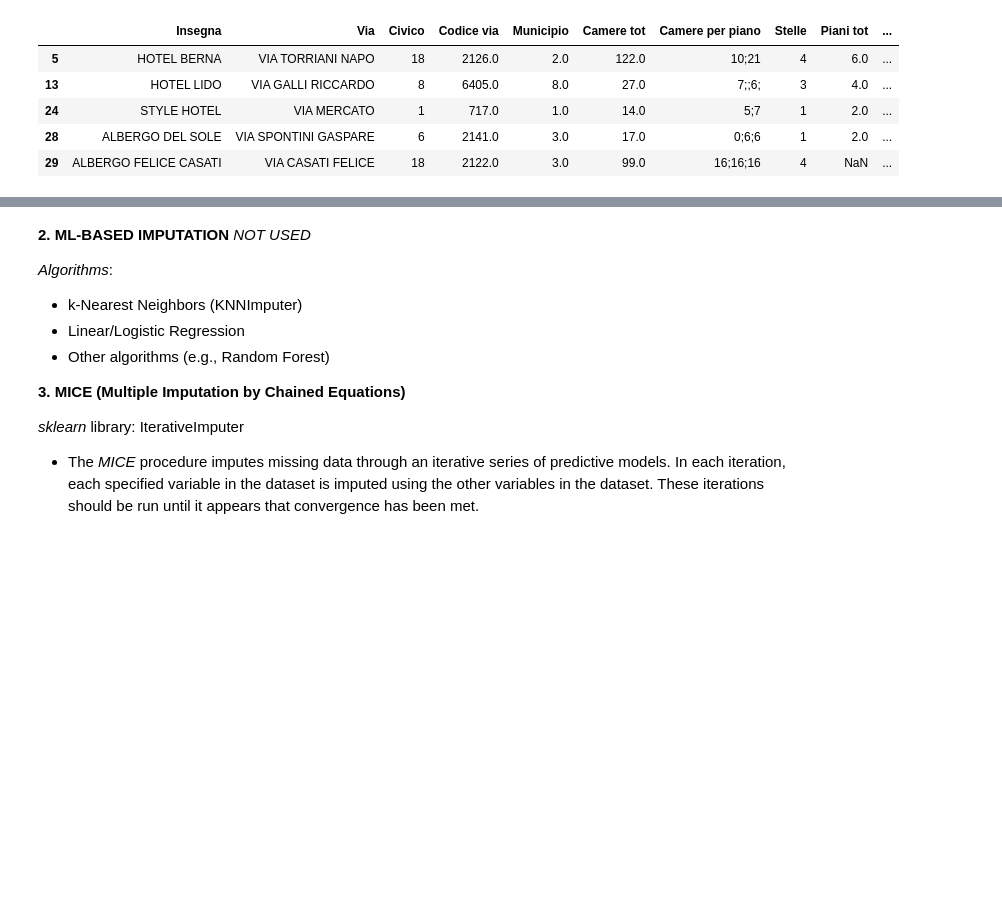
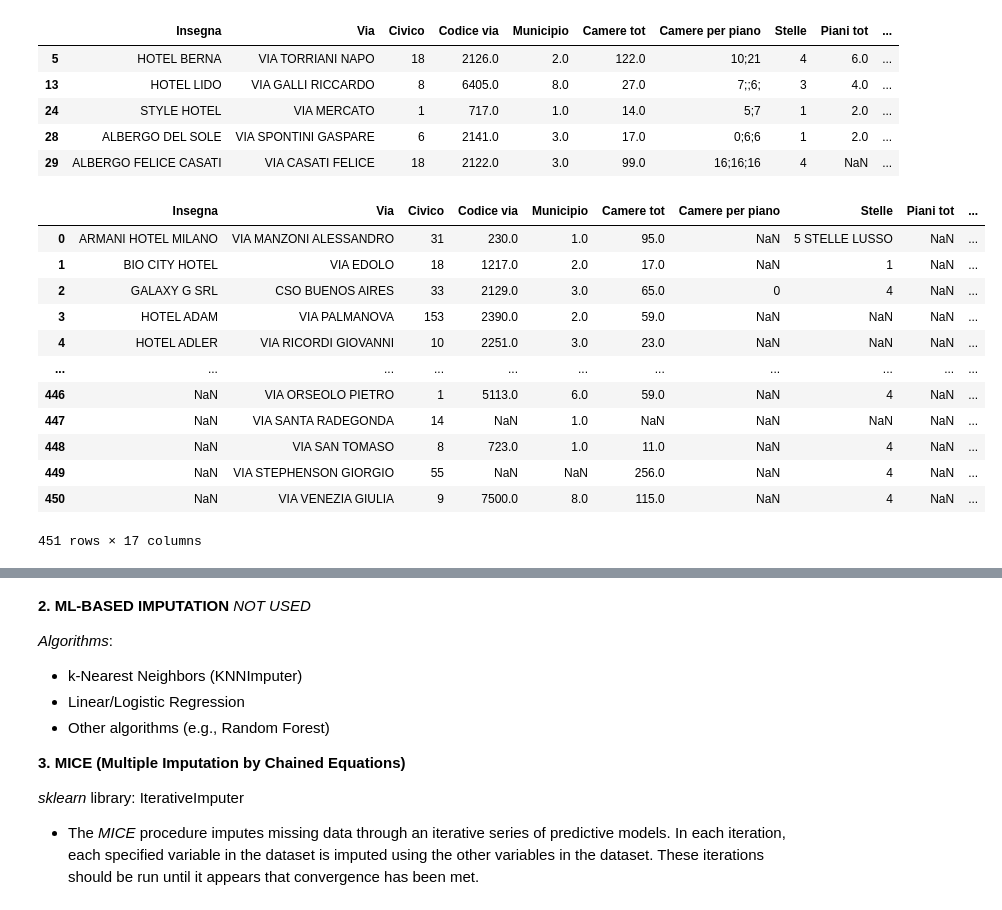
Before and after one commit to silviamacchi/DataQuality_project, a Jupyter notebook: Script_Silvia.ipynb, the cells around one changed output, grey strips where cells are left out. Drawn from its saved outputs; the diff is of its cells as text; code cells hidden in the pictures; blank space fills up the shorter version.

Commit message:
cleaned a bit piani tot

```diff
--- a/Script_Silvia.ipynb
+++ b/Script_Silvia.ipynb
@@ -573,3 +573,31 @@ STRUTTURE[STRUTTURE['Elenco piani'].notna()].head()
 | 24 | STYLE HOTEL | VIA MERCATO | 1 | 717.0 | 1.0 | 14.0 | 5;7 | 1 | 2.0 | ... |
 | 28 | ALBERGO DEL SOLE | VIA SPONTINI GASPARE | 6 | 2141.0 | 3.0 | 17.0 | 0;6;6 | 1 | 2.0 | ... |
 | 29 | ALBERGO FELICE CASATI | VIA CASATI FELICE | 18 | 2122.0 | 3.0 | 99.0 | 16;16;16 | 4 | NaN | ... |
+# %%
+count_piani_elenco = STRUTTURE['Elenco piani'].str.split(';').str.len()
+count_piani_camere = STRUTTURE['Camere per piano'].str.split(';').str.len()
+count_piani_letti = STRUTTURE['Posti letto per piano'].str.split(';').str.len()
+# %%
+count=STRUTTURE.copy()
+count["count_piani_elenco"]=count_piani_elenco
+count["count_piani_camere"]=count_piani_camere
+count["count_piani_letti"]=count_piani_letti
+count["numero piani"]=count["Piani tot"].astype("Int64", errors='ignore')
+count['count_piani_elenco'] = count['count_piani_elenco'].astype("Int64", errors='ignore')
+count['count_piani_camere'] = count['count_piani_camere'].astype("Int64", errors='ignore')
+count['count_piani_letti'] = count['count_piani_letti'].astype("Int64", errors='ignore')
+count
+# %% [output]
+|  | Insegna | Via | Civico | Codice via | Municipio | Camere tot | Camere per piano | Stelle | Piani tot | ... |
+| 0 | ARMANI HOTEL MILANO | VIA MANZONI ALESSANDRO | 31 | 230.0 | 1.0 | 95.0 | NaN | 5 STELLE LUSSO | NaN | ... |
+| 1 | BIO CITY HOTEL | VIA EDOLO | 18 | 1217.0 | 2.0 | 17.0 | NaN | 1 | NaN | ... |
+| 2 | GALAXY G SRL | CSO BUENOS AIRES | 33 | 2129.0 | 3.0 | 65.0 | 0 | 4 | NaN | ... |
+| 3 | HOTEL ADAM | VIA PALMANOVA | 153 | 2390.0 | 2.0 | 59.0 | NaN | NaN | NaN | ... |
+| 4 | HOTEL ADLER | VIA RICORDI GIOVANNI | 10 | 2251.0 | 3.0 | 23.0 | NaN | NaN | NaN | ... |
+| ... | ... | ... | ... | ... | ... | ... | ... | ... | ... | ... |
+| 446 | NaN | VIA ORSEOLO PIETRO | 1 | 5113.0 | 6.0 | 59.0 | NaN | 4 | NaN | ... |
+| 447 | NaN | VIA SANTA RADEGONDA | 14 | NaN | 1.0 | NaN | NaN | NaN | NaN | ... |
+| 448 | NaN | VIA SAN TOMASO | 8 | 723.0 | 1.0 | 11.0 | NaN | 4 | NaN | ... |
+| 449 | NaN | VIA STEPHENSON GIORGIO | 55 | NaN | NaN | 256.0 | NaN | 4 | NaN | ... |
+| 450 | NaN | VIA VENEZIA GIULIA | 9 | 7500.0 | 8.0 | 115.0 | NaN | 4 | NaN | ... |
+451 rows × 17 columns
```
Also changed, not shown: parts of 10 cells of this notebook, 1 other file.
